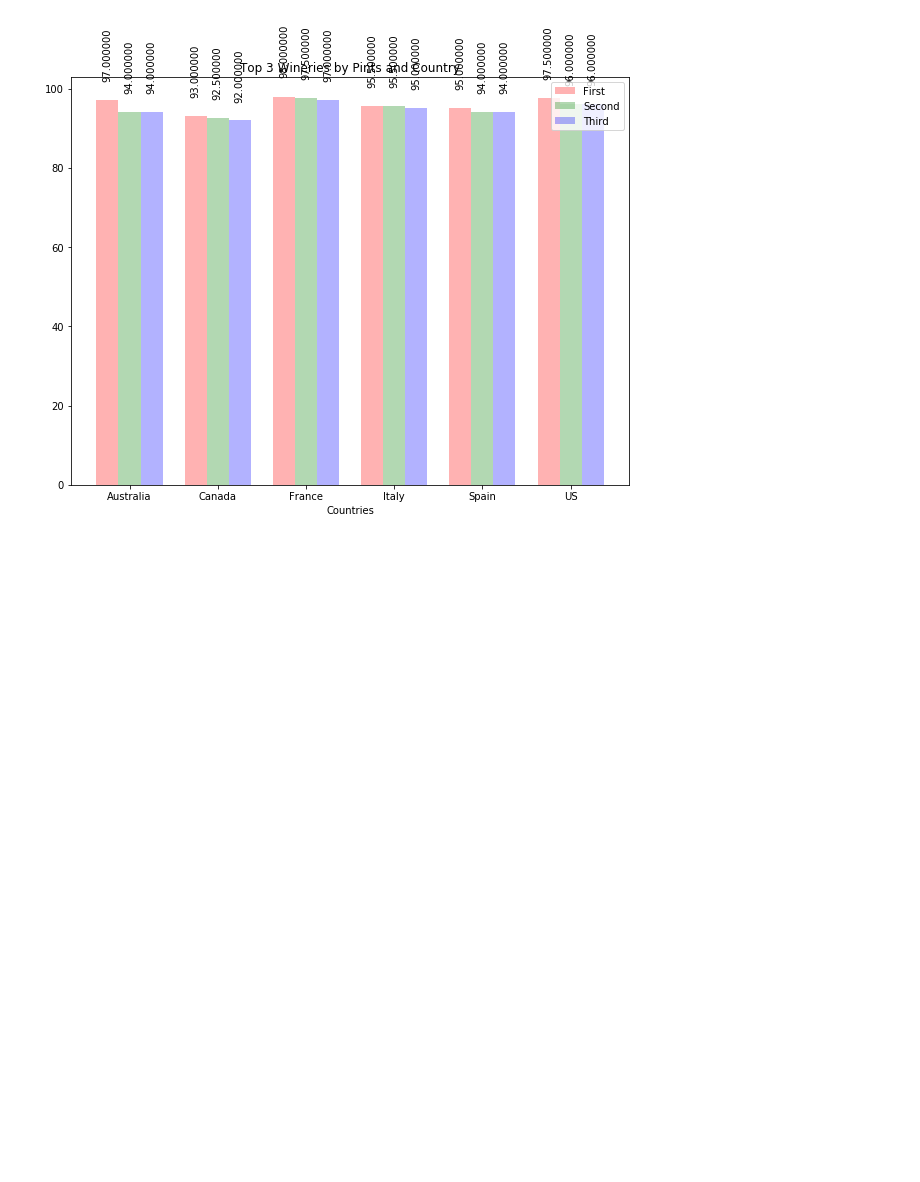
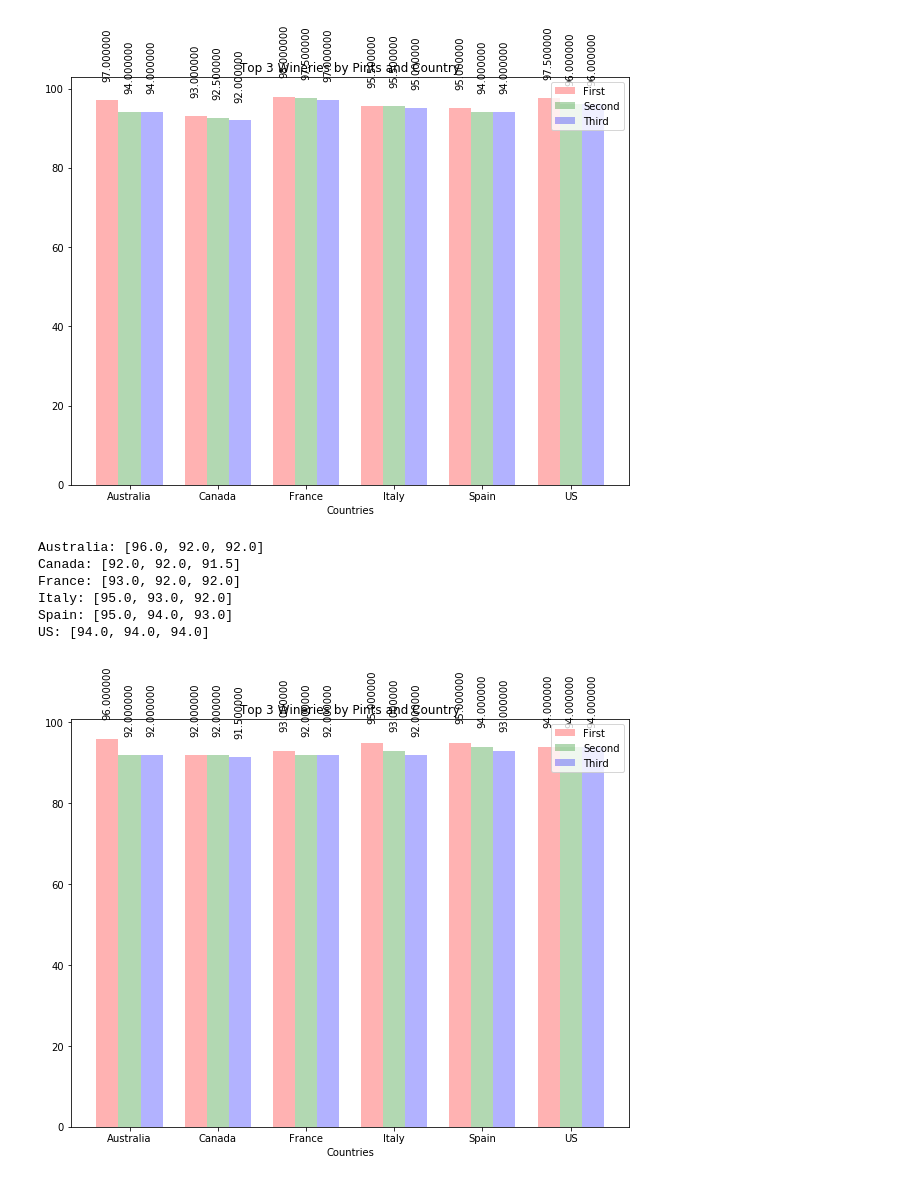
Before and after one commit to drivera537/Data-Historians, a Jupyter notebook: firstprojfile.ipynb, the cells around one changed output. Drawn from its saved outputs; the diff is of its cells as text; code cells hidden in the pictures; blank space fills up the shorter version.

```diff
--- a/firstprojfile.ipynb
+++ b/firstprojfile.ipynb
@@ -418,3 +418,59 @@ for ind in range(3):
     autolabel(box[ind])
 # %% [output]
 [figure]
+# %%
+scoring_by_variety_data = {}
+for country in countries:
+    file_name = 'output_' + country + '.xlsx'
+    datatrame_list = []
+    c_data = pd.read_excel(file_name)
+
+    c_data = c_data.rename(index= str, columns={'title':'Title', 'description': 'Description',
+                                                'taster_name': 'Sommelier', 'taster_twitter_handle':'Sommelier Twitter Acc.',
+                                                'points': 'Points', 'price':"Price", 'variety': 'Variety', 'winery': 'Winery',
+                                                'province':'State', 'region_1': 'County', 'latitude': 'Lat', 'longitude': "Lng",
+                                                'g_address': 'Address'})
+    median_points_by_variety_df = c_data.groupby(['Variety'])['Points'].median().to_frame()
+    median_points_by_variety_df = median_points_by_variety_df.sort_values(by=["Points"], ascending = False)
+    scoring_by_variety_data.update({country: datatrame_list})
+
+    points_by_variety = median_points_by_variety_df.reset_index()['Points'].tolist()
+    points_by_variety = [round(float(x), 2) for x in points_by_variety[0:3]]
+    print(f'{country}: {points_by_variety}')
+    bar_data[country] = points_by_variety
+# %% [output]
+Australia: [96.0, 92.0, 92.0]
+Canada: [92.0, 92.0, 91.5]
+France: [93.0, 92.0, 92.0]
+Italy: [95.0, 93.0, 92.0]
+Spain: [95.0, 94.0, 93.0]
+US: [94.0, 94.0, 94.0]
+# %%
+y_axis_t = []
+for index, country in enumerate(bar_data):
+    y_axis_t.append(bar_data[country])
+y_axis_t = tuple(y_axis_t)
+y_axis_arr = np.column_stack(y_axis_t)
+
+fig, ax = plt.subplots(figsize=(10,9))
+
+box = []
+
+for ind in range(3):
+    box.append(ax.bar(x_axis + (bar_width * (ind + 7)),
+                       y_axis_arr[ind], bar_width,
+                       color=colors[ind], alpha = alp))
+
+
+ax.set_xlabel('Countries')
+ax.set_ylabel('')
+ax.set_title('Top 3 Wineries by Pints and Country')
+ax.set_xticks(x_axis + bar_width * 8)
+ax.set_xticklabels(('Australia', 'Canada', 'France', 'Italy', 'Spain', 'US'))
+
+ax.legend((box[0][0], box[1][0], box[2][0]), legend_labels)
+
+for ind in range(3):
+    autolabel(box[ind])
+# %% [output]
+[figure, added]
```
